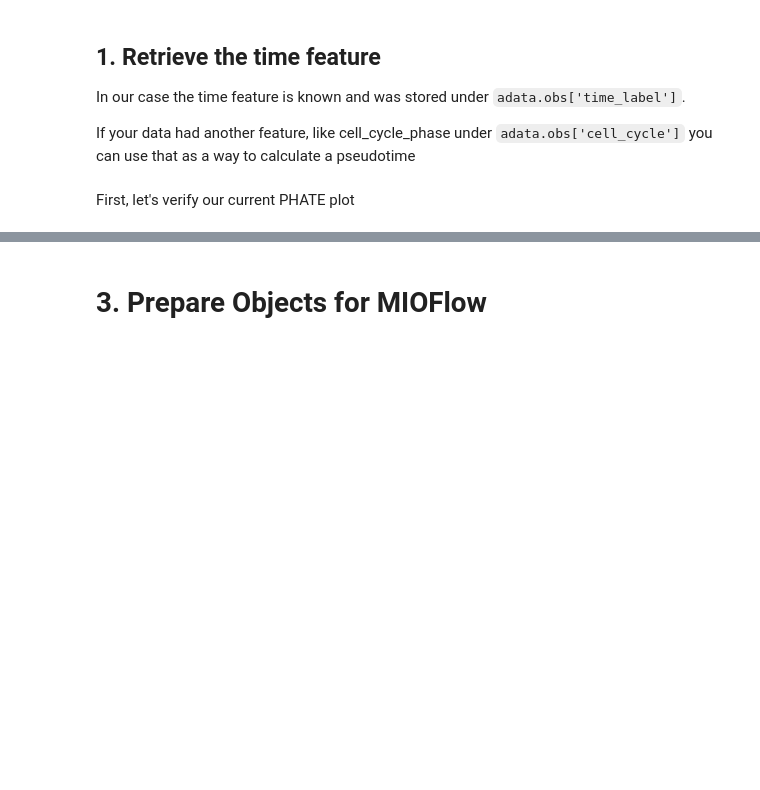
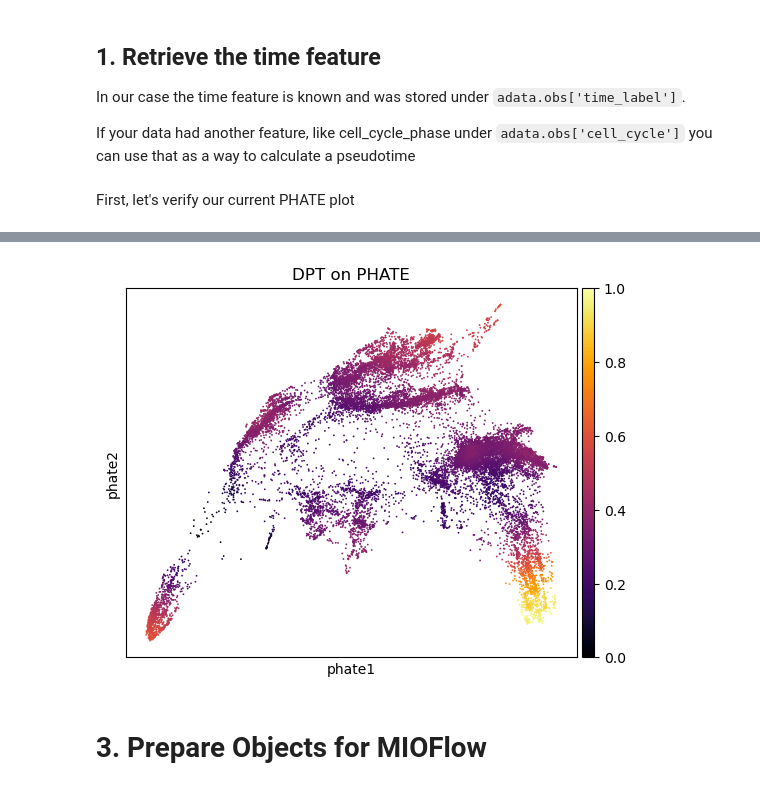
Before and after one commit to KrishnaswamyLab/omics_toolbox, a Jupyter notebook: notebooks/MIOFlow/3-time-pseudotime.ipynb, the cells around one changed output, grey strips where cells are left out. Saved outputs shown, nothing was run; the diff lists cells and outputs as text; code cells hidden in the pictures; blank space fills up the shorter version.

```diff
--- a/notebooks/MIOFlow/3-time-pseudotime.ipynb
+++ b/notebooks/MIOFlow/3-time-pseudotime.ipynb
@@ -113,3 +93,15 @@ AnnData object with n_obs × n_vars = 17944 × 18019
+# %%
+# Method 2: Use scanpy DPT on PHATE space
+sc.pp.neighbors(adata, use_rep='X_phate', n_neighbors=200)
+sc.tl.diffmap(adata)
+adata.uns['iroot'] = root_idx
+sc.tl.dpt(adata)
+
+
+sc.pl.embedding(adata, basis='phate', color='dpt_pseudotime',
+                color_map='inferno', title='DPT on PHATE')
+# %% [output]
+[figure, added]
 # %%
 adata.write(os.path.join(PROCESSED_DATA_DIR, 'adata_time.h5ad'))
 # %% [markdown]
```
Also changed, not shown: parts of 20 cells of this notebook, 8 other files.
